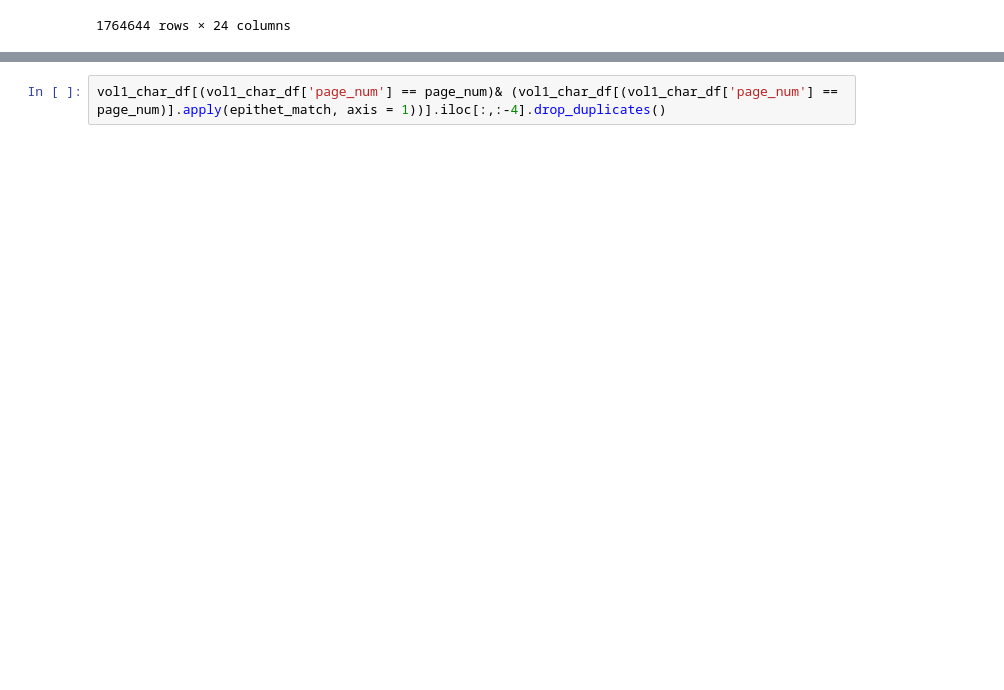
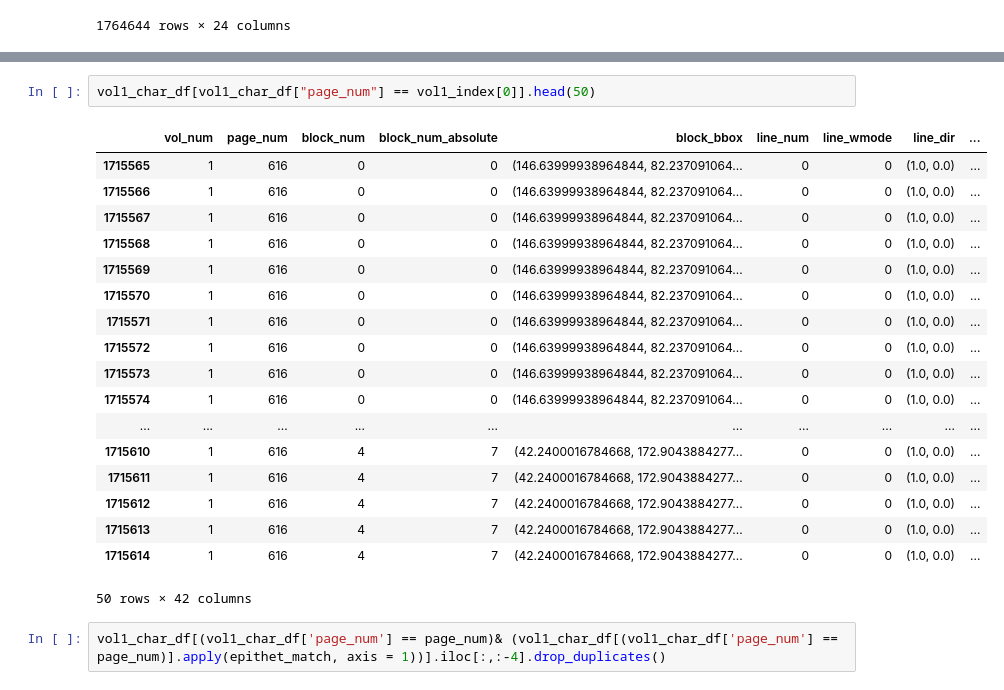
Before and after one commit to shidedh/UpdateFlora, a Jupyter notebook: index_code/alphabetic0313.ipynb, the cells around one changed output, grey strips where cells are left out. Cells and saved outputs as stored; diff of their text form; blank space fills up the shorter version.

```diff
--- a/index_code/alphabetic0313.ipynb
+++ b/index_code/alphabetic0313.ipynb
@@ -168,6 +168,27 @@ vol1_char_df[(vol1_char_df['page_num'] == page_num)& (vol1_char_df[(vol1_char_df
 | 1622079 | 1 | 581 | 21 | 48 | (50.15999984741211, 412.966369628... | 1 | 0 | (1.0, 0.0) | ... |
 | 1622112 | 1 | 581 | 22 | 52 | (54.0, 445.0574035644531, 417.707... | 0 | 0 | (1.0, 0.0) | ... |
 | 1622941 | 1 | 581 | 29 | 65 | (49.68000030517578, 595.366394042... | 0 | 0 | (1.0, 0.0) | ... |
+# %%
+vol1_char_df[vol1_char_df["page_num"] == vol1_index[0]].head(50)
+# %% [output]
+|  | vol_num | page_num | block_num | block_num_absolute | block_bbox | line_num | line_wmode | line_dir | ... |
+| 1715565 | 1 | 616 | 0 | 0 | (146.63999938964844, 82.237091064... | 0 | 0 | (1.0, 0.0) | ... |
+| 1715566 | 1 | 616 | 0 | 0 | (146.63999938964844, 82.237091064... | 0 | 0 | (1.0, 0.0) | ... |
+| 1715567 | 1 | 616 | 0 | 0 | (146.63999938964844, 82.237091064... | 0 | 0 | (1.0, 0.0) | ... |
+| 1715568 | 1 | 616 | 0 | 0 | (146.63999938964844, 82.237091064... | 0 | 0 | (1.0, 0.0) | ... |
+| 1715569 | 1 | 616 | 0 | 0 | (146.63999938964844, 82.237091064... | 0 | 0 | (1.0, 0.0) | ... |
+| 1715570 | 1 | 616 | 0 | 0 | (146.63999938964844, 82.237091064... | 0 | 0 | (1.0, 0.0) | ... |
+| 1715571 | 1 | 616 | 0 | 0 | (146.63999938964844, 82.237091064... | 0 | 0 | (1.0, 0.0) | ... |
+| 1715572 | 1 | 616 | 0 | 0 | (146.63999938964844, 82.237091064... | 0 | 0 | (1.0, 0.0) | ... |
+| 1715573 | 1 | 616 | 0 | 0 | (146.63999938964844, 82.237091064... | 0 | 0 | (1.0, 0.0) | ... |
+| 1715574 | 1 | 616 | 0 | 0 | (146.63999938964844, 82.237091064... | 0 | 0 | (1.0, 0.0) | ... |
+| ... | ... | ... | ... | ... | ... | ... | ... | ... | ... |
+| 1715610 | 1 | 616 | 4 | 7 | (42.2400016784668, 172.9043884277... | 0 | 0 | (1.0, 0.0) | ... |
+| 1715611 | 1 | 616 | 4 | 7 | (42.2400016784668, 172.9043884277... | 0 | 0 | (1.0, 0.0) | ... |
+| 1715612 | 1 | 616 | 4 | 7 | (42.2400016784668, 172.9043884277... | 0 | 0 | (1.0, 0.0) | ... |
+| 1715613 | 1 | 616 | 4 | 7 | (42.2400016784668, 172.9043884277... | 0 | 0 | (1.0, 0.0) | ... |
+| 1715614 | 1 | 616 | 4 | 7 | (42.2400016784668, 172.9043884277... | 0 | 0 | (1.0, 0.0) | ... |
+50 rows × 42 columns
 # %%
 vol1_char_df[(vol1_char_df['page_num'] == page_num)& (vol1_char_df[(vol1_char_df['page_num'] == page_num)].apply(epithet_match, axis = 1))].iloc[:,:-4].drop_duplicates()
 # %% [output]
```
Also changed, not shown: parts of 3 cells of this notebook, 2 other files.
